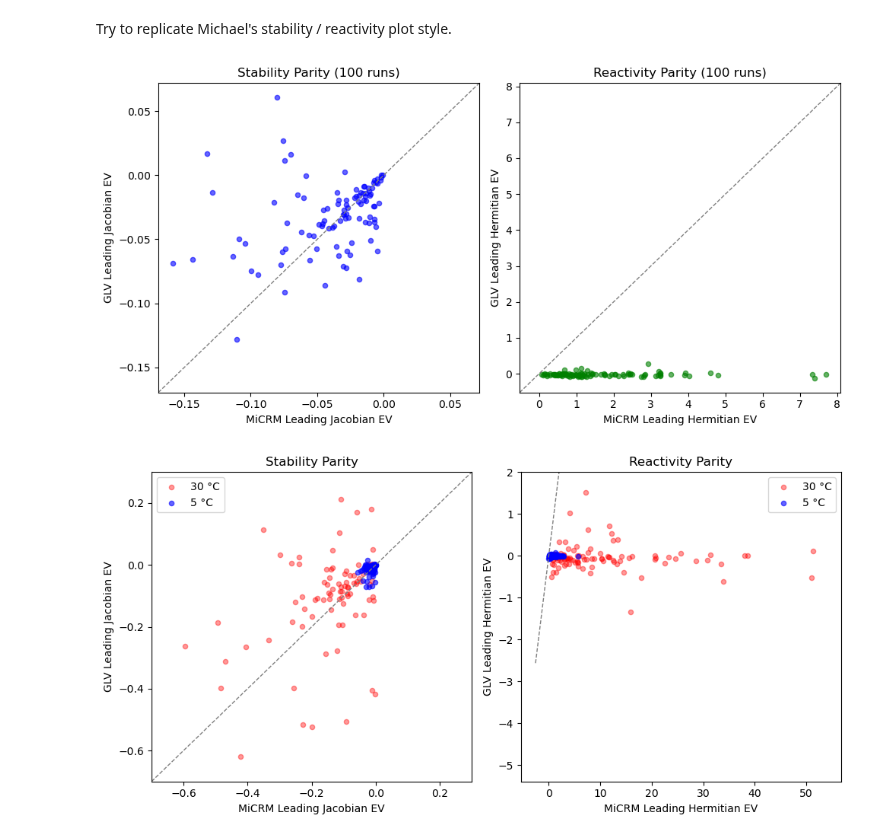
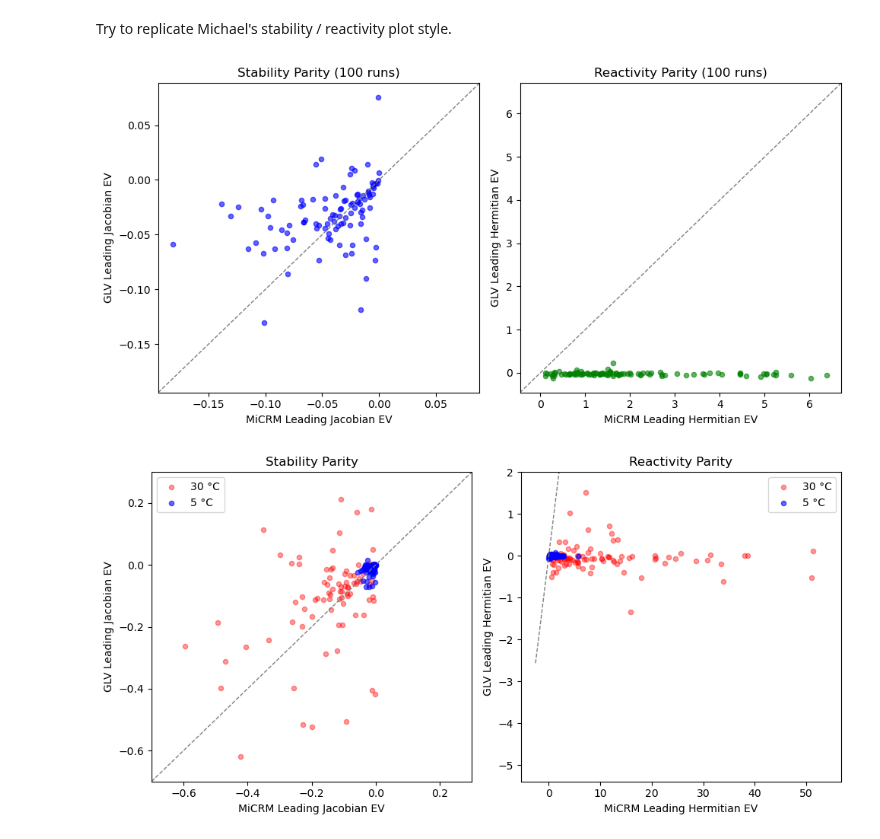
Before and after one commit to chanli-a/final_year_project, a Jupyter notebook: temp_abundance/all_comm_set_temp.ipynb, the cells around one changed output. Drawn from its saved outputs; the diff is of its cells as text; code cells hidden in the pictures.

```diff
--- a/temp_abundance/all_comm_set_temp.ipynb
+++ b/temp_abundance/all_comm_set_temp.ipynb
@@ -1437,6 +1437,85 @@ for idx, t_c in enumerate(temp_cs, start=1):
 # %% [markdown]
 Try to replicate Michael's stability / reactivity plot style.
 # %%
+import numpy as np
+from numpy.random import default_rng
+from scipy.integrate import solve_ivp
+import matplotlib.pyplot as plt
+
+
+rng = default_rng(111)
+
+N, M = 7, 5
+L = np.full(N, 0.3)
+x0 = np.concatenate([np.full(N, 0.1), np.full(M, 1)])
+
+rho_t = np.array([0.0, 0.0])
+Tr, Ed = 273.15 + 10, 3.5
+T = 273.15 + 15.0   # 15 °C
+
+num_runs = 100
+t_eval = np.linspace(0, 5000, 1000)
+
+# containers
+stab_mi_vals   = []
+stab_lv_vals   = []
+react_mi_vals  = []
+react_lv_vals  = []
+
+for run in range(num_runs):
+    # 1. new structural community
+    structural = generate_params(
+        N, M,
+        f_u=def_u, f_m=def_m, f_rho=def_rho,
+        f_omega=def_omega, f_l=def_l,
+        L=L,
+        T=273.15, rho_t=rho_t, Tr=Tr, Ed=Ed
+    )
+
+    # 2. temperature scaling
+    temp_p, _, _, _ = temp_trait(N, {
+        'T': T, 'Tr': Tr, 'Ed': Ed, 'rho_t': rho_t, 'L': L
+    })
+    temp_u, temp_m = temp_p[:,0], temp_p[:,1]
+    pT = {
+        **structural,
+        'u': structural['u'] * temp_u[:,None],
+        'm': temp_m,
+        'lambda': np.sum(structural['l'], axis=2),
+        'T': T
+    }
+
+    # 3. simulate MiCRM
+    sol_mi = solve_ivp(lambda t,y: MiCRM_dxx(y,t,pT),
+                       (0, 5000), x0, method='BDF', t_eval=t_eval)
+
+    # 4. derive & simulate GLV
+    p_lv = eff_LV_params(pT, sol_mi, verbose=False)
+    sol_lv = solve_ivp(lambda t,y: LV_dx(y,t,p_lv),
+                       (0, 5000), sol_mi.y[:N,0], method='BDF', t_eval=t_eval)
+
+    # 5. compute Jacobians & eigenvalues
+    J_mi     = MiCRM_jac(pT, sol_mi)
+    stab_mi  = leading_eigenvalue(J_mi)
+    react_mi = leading_hermitian_eigenvalue(J_mi)
+
+    J_lv     = eff_LV_jac(p_lv, sol_mi)
+    stab_lv  = leading_eigenvalue(J_lv)
+    react_lv = leading_hermitian_eigenvalue(J_lv)
+
+    # store
+    stab_mi_vals.append(stab_mi)
+    stab_lv_vals.append(stab_lv)
+    react_mi_vals.append(react_mi)
+    react_lv_vals.append(react_lv)
+
+# Convert to arrays
+stab_mi_vals  = np.array(stab_mi_vals)
+stab_lv_vals  = np.array(stab_lv_vals)
+react_mi_vals = np.array(react_mi_vals)
+react_lv_vals = np.array(react_lv_vals)
+
+
 # ---- PLOTTING WITH DYNAMIC LIMITS ----
 fig, axes = plt.subplots(1, 2, figsize=(10, 5))
 
@@ -1451,33 +1530,33 @@ pad_s = 0.05 * (max_s - min_s)
 lims_s = (min_s - pad_s, max_s + pad_s)
 
 ax.plot(lims_s, lims_s, '--', color='gray', linewidth=1)
 ax.set_xlim(lims_s)
 ax.set_ylim(lims_s)
 
 ax.set_xlabel("MiCRM Leading Jacobian EV")
 ax.set_ylabel("GLV Leading Jacobian EV")
 ax.set_title("Stability Parity (100 runs)")
 
 # 2) Reactivity Parity
 ax = axes[1]
 ax.scatter(react_mi_vals, react_lv_vals, s=20, alpha=0.6, color='green')
 
 all_react = np.concatenate([react_mi_vals, react_lv_vals])
 min_r, max_r = all_react.min(), all_react.max()
 pad_r = 0.05 * (max_r - min_r)
 lims_r = (min_r - pad_r, max_r + pad_r)
 
 ax.plot(lims_r, lims_r, '--', color='gray', linewidth=1)
 ax.set_xlim(lims_r)
 ax.set_ylim(lims_r)
 
 ax.set_xlabel("MiCRM Leading Hermitian EV")
 ax.set_ylabel("GLV Leading Hermitian EV")
 ax.set_title("Reactivity Parity (100 runs)")
 
 plt.tight_layout()
 plt.show()
 # %% [output]
-[figure, old version]
+[figure, new version]
 # %%
 ### loop for 2 temperatures - compare 5 and 30 degrees ###
```
Also changed, not shown: parts of 1 cell of this notebook.
